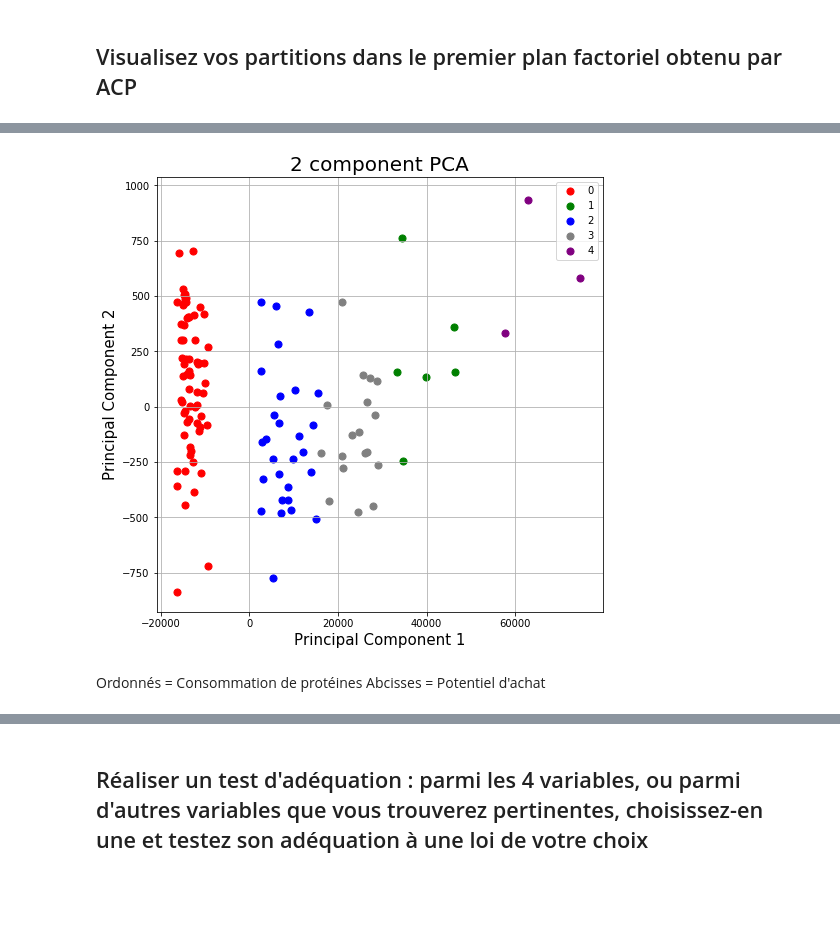
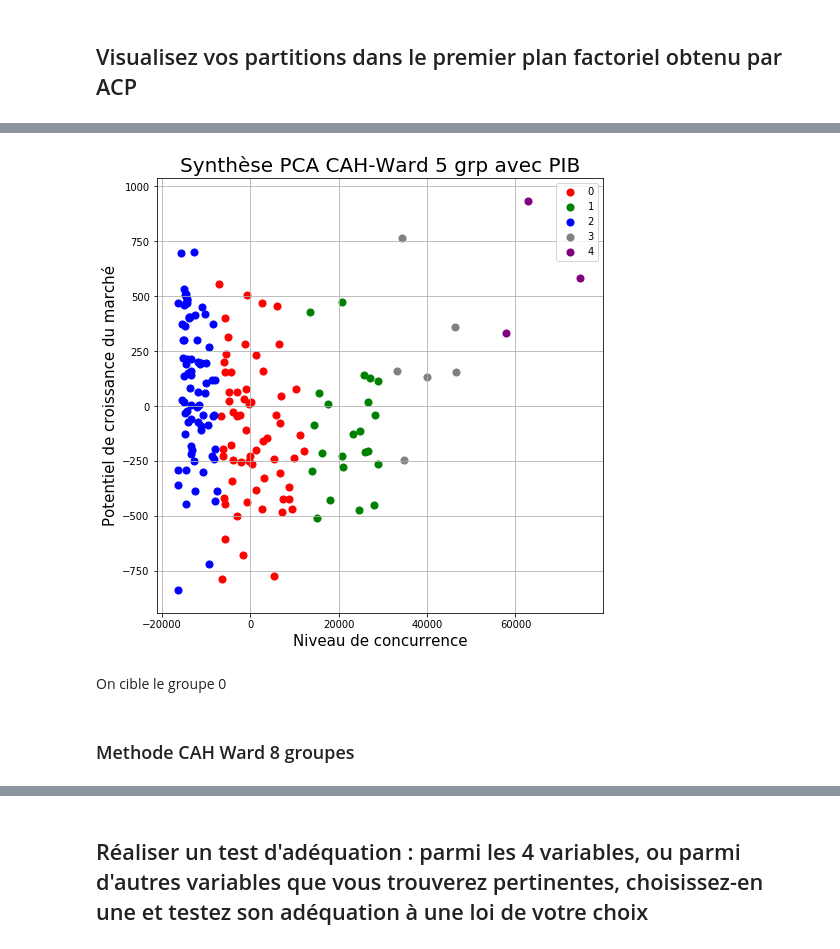
Before and after one commit to Silvock/project_5_prod_market_study, a Jupyter notebook: notebook/Exercice5-final.ipynb, the cells around one changed output, grey strips where cells are left out. Drawn from its saved outputs; the diff is of its cells as text; code cells hidden in the pictures; blank space fills up the shorter version.

```diff
--- a/notebook/Exercice5-final.ipynb
+++ b/notebook/Exercice5-final.ipynb
@@ -1024,0 +1138,18 @@ b.head(10)
+# %%
+fig = plt.figure(figsize = (8,8))
+ax = fig.add_subplot(1,1,1)
+ax.set_xlabel("Niveau de conccurence du marché (+ au -)", fontsize = 15)
+ax.set_ylabel("Potentiel de croissance du marché", fontsize = 15)
+ax.set_title('Synthèse PCA Ward 5 grp sans PIB', fontsize = 20)
+
+targets = [1,2,3,4,5]
+colors = ['r', 'g', 'b','grey','purple']
+
+for target, color in zip(targets,colors):
+    indicesToKeep = b['groupe_cah'] == target
+    ax.scatter(b.loc[indicesToKeep, 'principal component 1']
+               , b.loc[indicesToKeep, 'principal component 2']
+               , c = color
+               , s = 50)
+ax.legend(targets)
+ax.grid()
@@ -1024,0 +1160,12 @@ b.head(10)
+# %%
+df_base_pib4 = df_base_pib.copy()
+
+df_base_pib4.index = df_base_pib4['Pays']
+del df_base_pib4['Pays']
+# %%
+acp = PCA(n_components=2).fit_transform(df_base_pib4.values)
+df_acp = pd.DataFrame(data = acp, columns = ['principal component 1', 'principal component 2'])
+# %%
+df_base_pib4 = df_base_pib4.reset_index()
+a = df_acp.join(df_base_pib4['Pays'])
+b = a.join(result_cah_5_grp['cluster ID'])
@@ -1025,23 +1186,24 @@ b.head(10)
 # %%
 fig = plt.figure(figsize = (8,8))
 ax = fig.add_subplot(1,1,1)
-ax.set_xlabel('Principal Component 1', fontsize = 15)
-ax.set_ylabel('Principal Component 2', fontsize = 15)
-ax.set_title('2 component PCA', fontsize = 20)
+ax.set_xlabel('Niveau de concurrence (- au +)', fontsize = 15)
+ax.set_ylabel("Potentiel de croissance du marché", fontsize = 15)
+ax.set_title('Synthèse PCA CAH-Ward 5 grp avec PIB', fontsize = 20)
 
 targets = [0,1,2,3,4]
 colors = ['r', 'g', 'b','grey','purple']
 
 for target, color in zip(targets,colors):
     indicesToKeep = b['cluster ID'] == target
     ax.scatter(b.loc[indicesToKeep, 'principal component 1']
                , b.loc[indicesToKeep, 'principal component 2']
                , c = color
                , s = 50)
 ax.legend(targets)
 ax.grid()
 # %% [output]
-[figure, old version]
+[figure, new version]
-# %% [markdown]
-Ordonnés = Consommation de protéines
-Abcisses = Potentiel d'achat
+# %% [markdown]
+On cible le groupe 0
+# %% [markdown]
+### Methode CAH Ward 8 groupes
```
Also changed, not shown: parts of 78 cells of this notebook, 1 other file.
